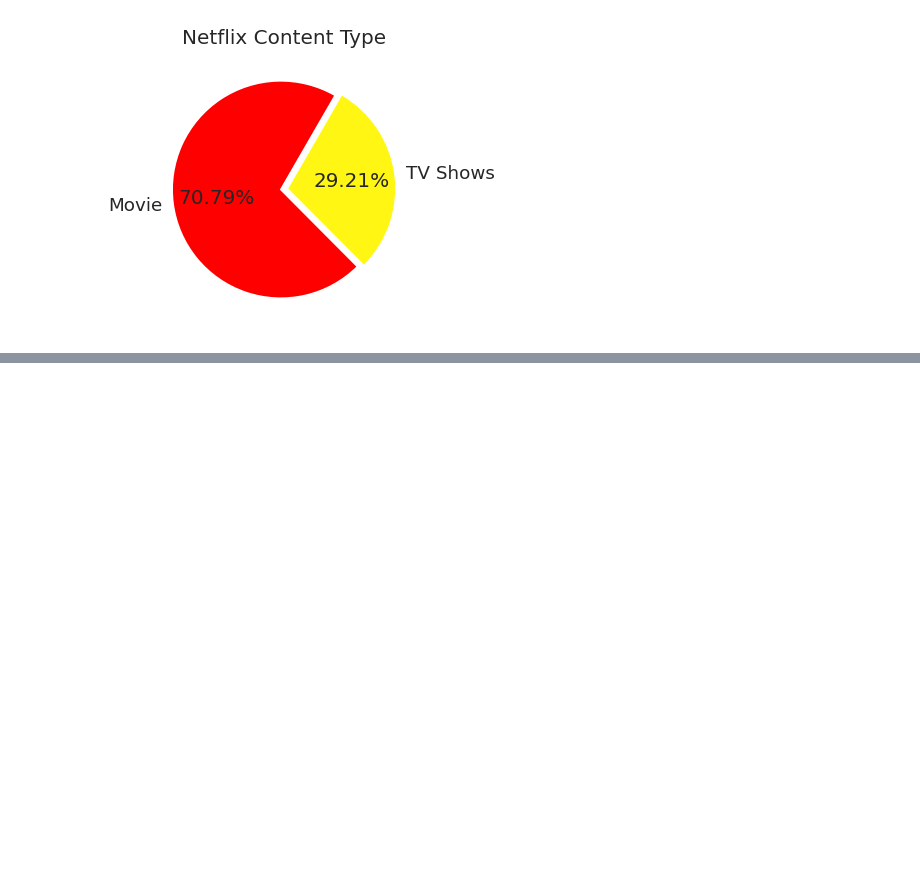
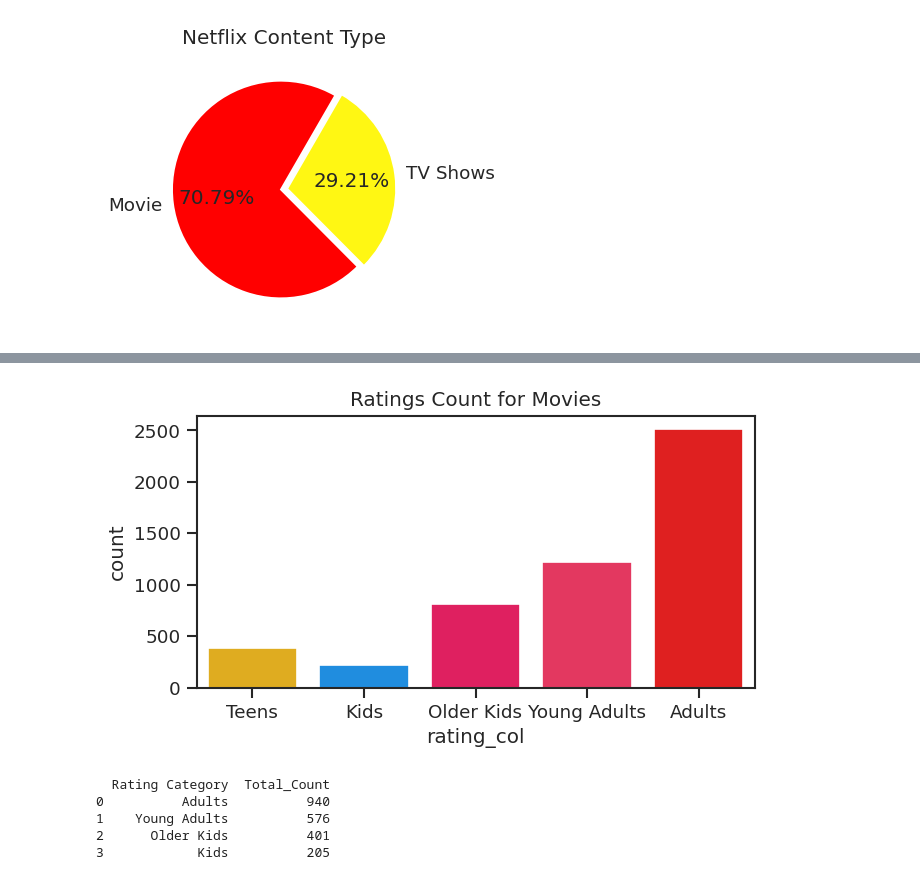
Before and after one commit to Saurabhf/Netflix_Movies_And_TV_Shows_Clustering, a Jupyter notebook: NETFLIX_MOVIES_AND_TV_SHOWS_CLUSTERING.ipynb, the cells around one changed output, grey strips where cells are left out. Saved outputs shown, nothing was run; the diff lists cells and outputs as text; code cells hidden in the pictures; blank space fills up the shorter version.

```diff
--- a/NETFLIX_MOVIES_AND_TV_SHOWS_CLUSTERING.ipynb
+++ b/NETFLIX_MOVIES_AND_TV_SHOWS_CLUSTERING.ipynb
@@ -252,3 +252,7 @@ netflixdf['rating_col'].unique()
 # %% [output]
 array(['Adults', 'Teens', 'Young Adults', 'Older Kids', 'Kids'],
       dtype=object)
+# %%
+# Creating separate dataframes for Movies and TV shows
+netflix_movies_df = netflixdf[netflixdf['type']=='Movie']
+netflix_shows_df = netflixdf[netflixdf['type']=='TV Show']
@@ -287,0 +322,17 @@ plt.show()
+# %%
+sns.countplot(netflix_movies_df.rating_col, order=order, palette = ['#ffbb00', '#0091ff', '#ff0055', '#ff1c51', '#ff0000'], data = netflix_movies_df)
+plt.title("Ratings Count for Movies")
+plt.show()
+# %% [output]
+[figure, added]
+# %%
+# Netflix TV Shows Rating Distribution
+rating_count_shows_df = netflix_shows_df['rating_col'].value_counts().reset_index()
+rating_count_shows_df.rename({'index': 'Rating Category', 'rating_col': 'Total_Count'}, axis=1, inplace=True)
+print(rating_count_shows_df)
+# %% [output]
+  Rating Category  Total_Count
+0          Adults          940
+1    Young Adults          576
+2      Older Kids          401
+3            Kids          205
```
Also changed, not shown: parts of 6 cells of this notebook.
